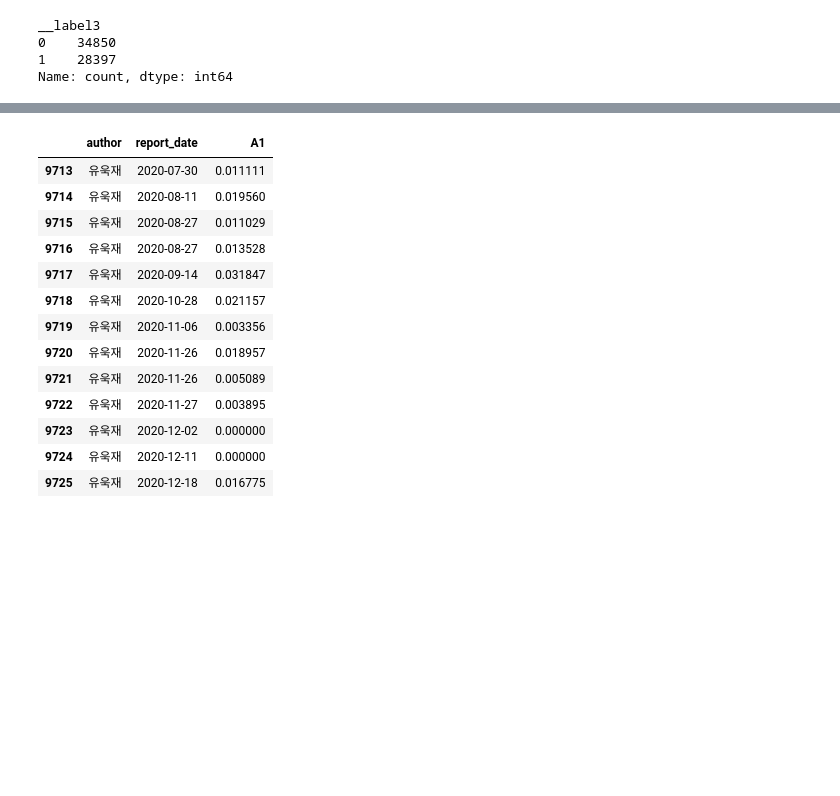
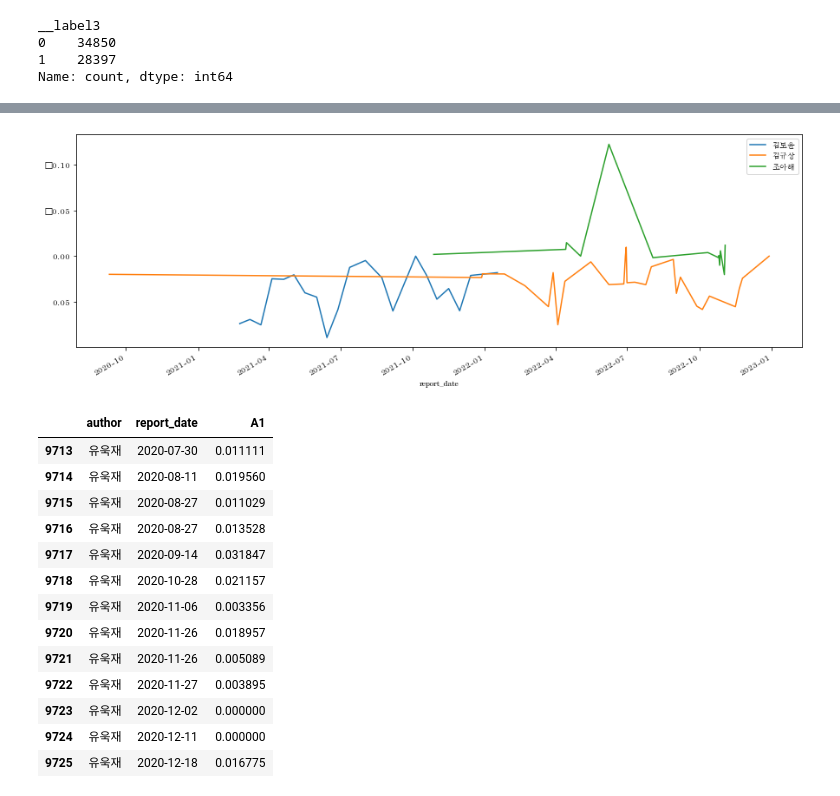
Before and after one commit to keemsunguk/analyst_performance, a Jupyter notebook: notebooks/H-study.ipynb, the cells around one changed output, grey strips where cells are left out. Cells and saved outputs as stored; diff of their text form; code cells hidden in the pictures; blank space fills up the shorter version.

```diff
--- a/notebooks/H-study.ipynb
+++ b/notebooks/H-study.ipynb
@@ -271,3 +525,23 @@ Name: count, dtype: int64
+# %%
+by_author_df = valid_df[['author', 'report_date', 'A1', 'A2','A3']].groupby(['author', 'report_date']).mean()
+by_author_df = by_author_df.reset_index()
+
+cnt = 0
+fig, ax = plt.subplots()
+leg = []
+top_performers = ['김도윤', '김규상', '조아해']
+for auth in top_performers[:5]:
+    #leg.append(translator.translate(auth , src="ko", dest="en").text)
+    leg.append(auth)
+    tmp_df = by_author_df.loc[by_author_df['author'] == auth]
+    tmp_df.set_index('report_date')['A1'].plot.line(legend=True, figsize=(15,5), ax=ax).invert_yaxis()
+    cnt += 1
+    #ax.set_xticklabels(list(valid_df['report_month'].unique()))
+    ax.legend(leg)
+    if cnt > 10:
+        break
+# %% [output]
+[figure, added]
 # %%
 long_top5 = ['유욱재',
 '김태엽',
```
Also changed, not shown: parts of 51 cells of this notebook, 2 other files.
